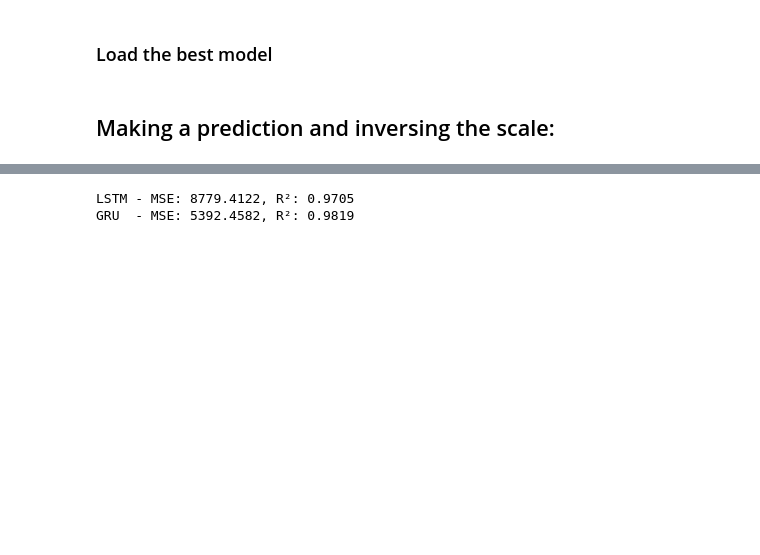
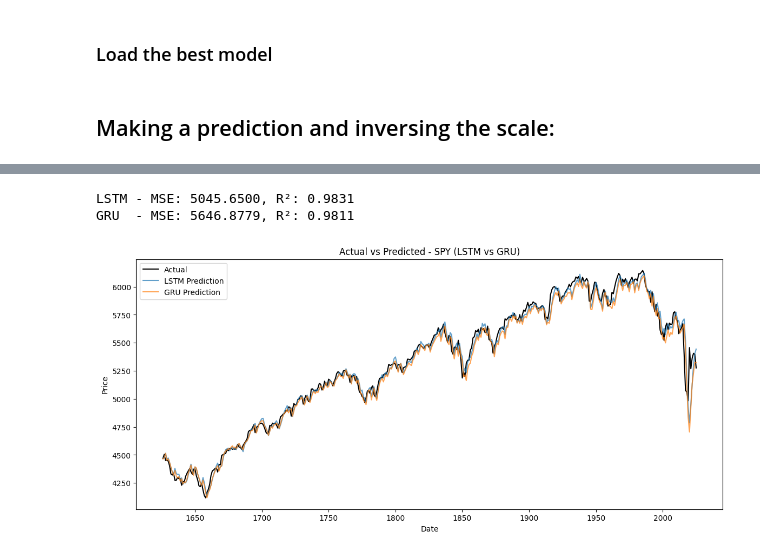
Before and after one commit to omerkobi/project-stock_Return, a Jupyter notebook: Deep_learning_2.ipynb, the cells around one changed output, grey strips where cells are left out. Saved outputs shown, nothing was run; the diff lists cells and outputs as text; code cells hidden in the pictures; blank space fills up the shorter version.

```diff
--- a/Deep_learning_2.ipynb
+++ b/Deep_learning_2.ipynb
@@ -169,10 +179,10 @@ def prepare_RNN_data(data,window_size,scaler,split_ratio=0.8):
     split = int(split_ratio * len(X))
     X_train, X_test = X[:split], X[split:]
     y_train, y_test = y[:split], y[split:]
-    return X_train, X_test, y_train, y_test
+    return X_train, X_test, y_train, y_test ,X
 # %%
 window_size = 30
-X_train, X_test, y_train, y_test = prepare_RNN_data(result, 30,scaler) # for sequence length of 30
+X_train, X_test, y_train, y_test,X = prepare_RNN_data(result, 30,scaler) # for sequence length of 30
 # %% [markdown]
 # Search for the best parameters
 # %%
@@ -480,7 +504,7 @@ model_gru = train_gru(
     learning_rate=0.004,
     epochs=30,
     num_layers=1,
-    units=(96,),
+    units=(92,),
     window_size=30,
     batch_size=32,
     validation_split=0.2,
@@ -567,5 +594,22 @@ r2_gru = r2_score(y_test_actual, pred_gru)
 print(f'LSTM - MSE: {mse_lstm:.4f}, R²: {r2_lstm:.4f}')
 print(f'GRU  - MSE: {mse_gru:.4f}, R²: {r2_gru:.4f}')
 # %% [output]
-LSTM - MSE: 8779.4122, R²: 0.9705
-GRU  - MSE: 5392.4582, R²: 0.9819
+LSTM - MSE: 5045.6500, R²: 0.9831
+GRU  - MSE: 5646.8779, R²: 0.9811
+# %%
+split = split = int(0.8 * len(X))
+dates = result.index[window_size + split:]
+# %%
+ticker = 'SPY'
+plt.figure(figsize=(14,6))
+plt.plot(dates, y_test_actual, label='Actual', color='black')
+plt.plot(dates, pred_lstm, label='LSTM Prediction', alpha=0.7)
+plt.plot(dates, pred_gru, label='GRU Prediction', alpha=0.7)
+plt.title(f'Actual vs Predicted - {ticker} (LSTM vs GRU)')
+plt.xlabel('Date')
+plt.ylabel('Price')
+plt.legend()
+plt.grid(False)
+plt.show()
+# %% [output]
+[figure, added]
```
Also changed, not shown: parts of 6 cells of this notebook, 2 other files.
